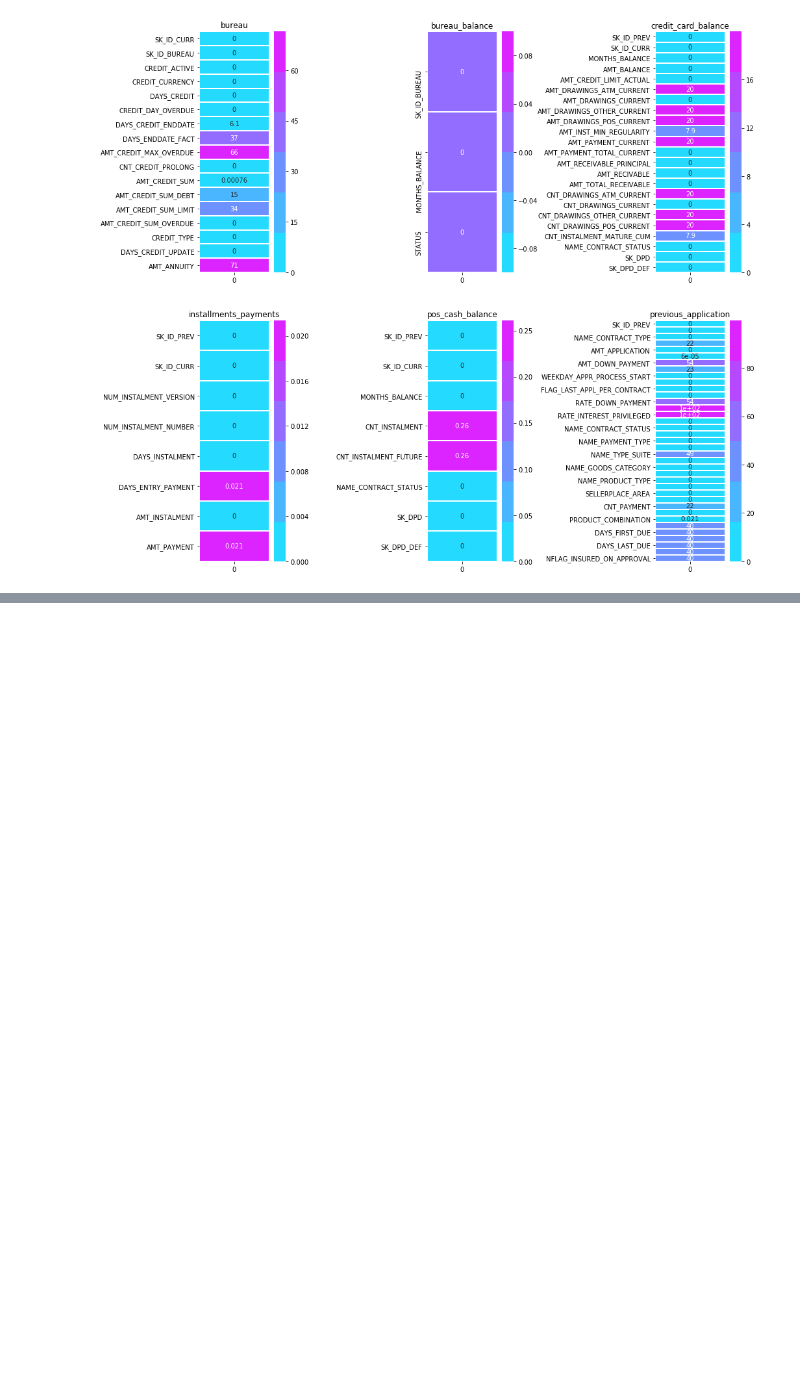
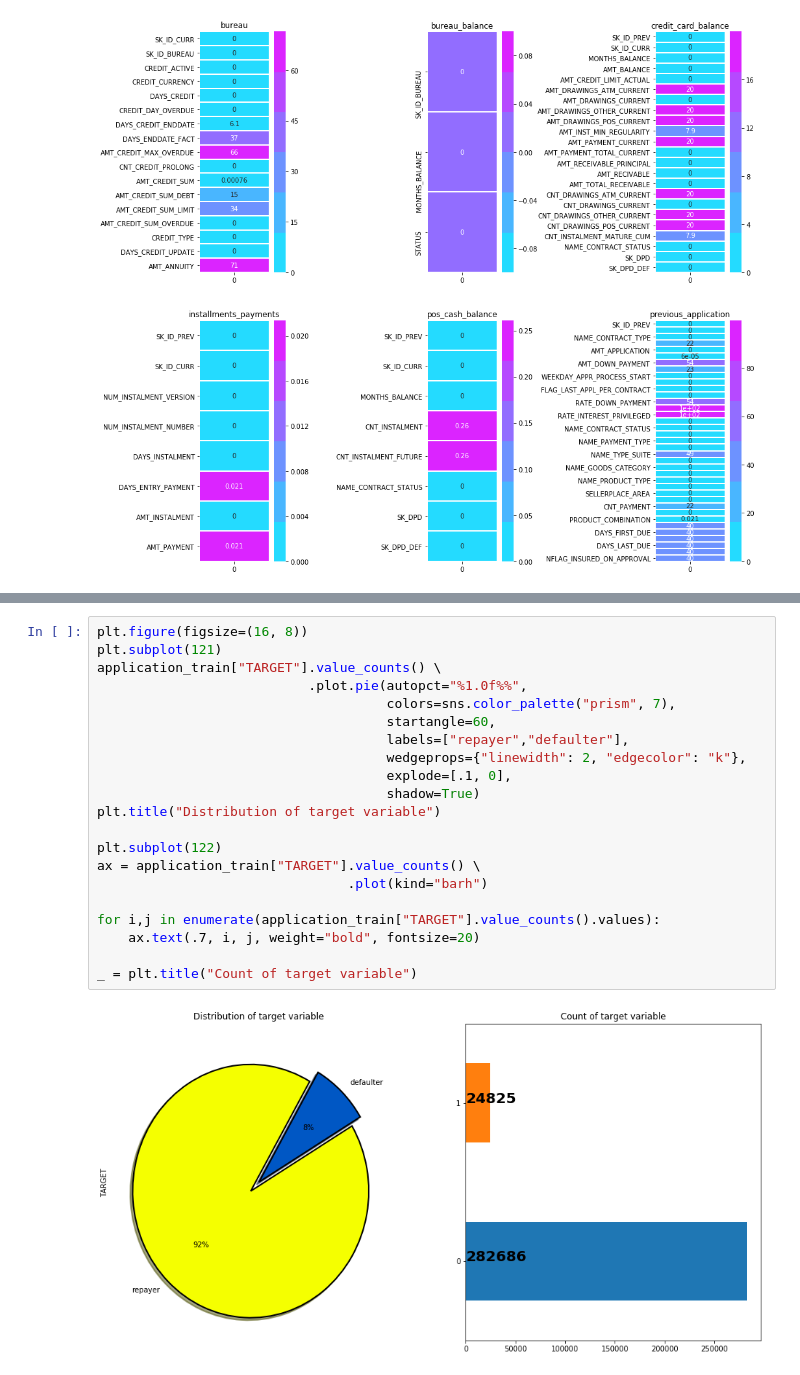
Before and after one commit to vlassarev/home-credit-default-risk, a Jupyter notebook: hcdr.ipynb, the cells around one changed output, grey strips where cells are left out. Drawn from its saved outputs; the diff is of its cells as text; blank space fills up the shorter version.

```diff
--- a/hcdr.ipynb
+++ b/hcdr.ipynb
@@ -173,0 +227,23 @@ plt.subplots_adjust(wspace = 1.6)
+# %%
+plt.figure(figsize=(16, 8))
+plt.subplot(121)
+application_train["TARGET"].value_counts() \
+                           .plot.pie(autopct="%1.0f%%",
+                                     colors=sns.color_palette("prism", 7),
+                                     startangle=60,
+                                     labels=["repayer","defaulter"],
+                                     wedgeprops={"linewidth": 2, "edgecolor": "k"},
+                                     explode=[.1, 0],
+                                     shadow=True)
+plt.title("Distribution of target variable")
+
+plt.subplot(122)
+ax = application_train["TARGET"].value_counts() \
+                                .plot(kind="barh")
+
+for i,j in enumerate(application_train["TARGET"].value_counts().values):
+    ax.text(.7, i, j, weight="bold", fontsize=20)
+
+_ = plt.title("Count of target variable")
+# %% [output]
+[figure, added]
```
Also changed, not shown: parts of 25 cells of this notebook.
